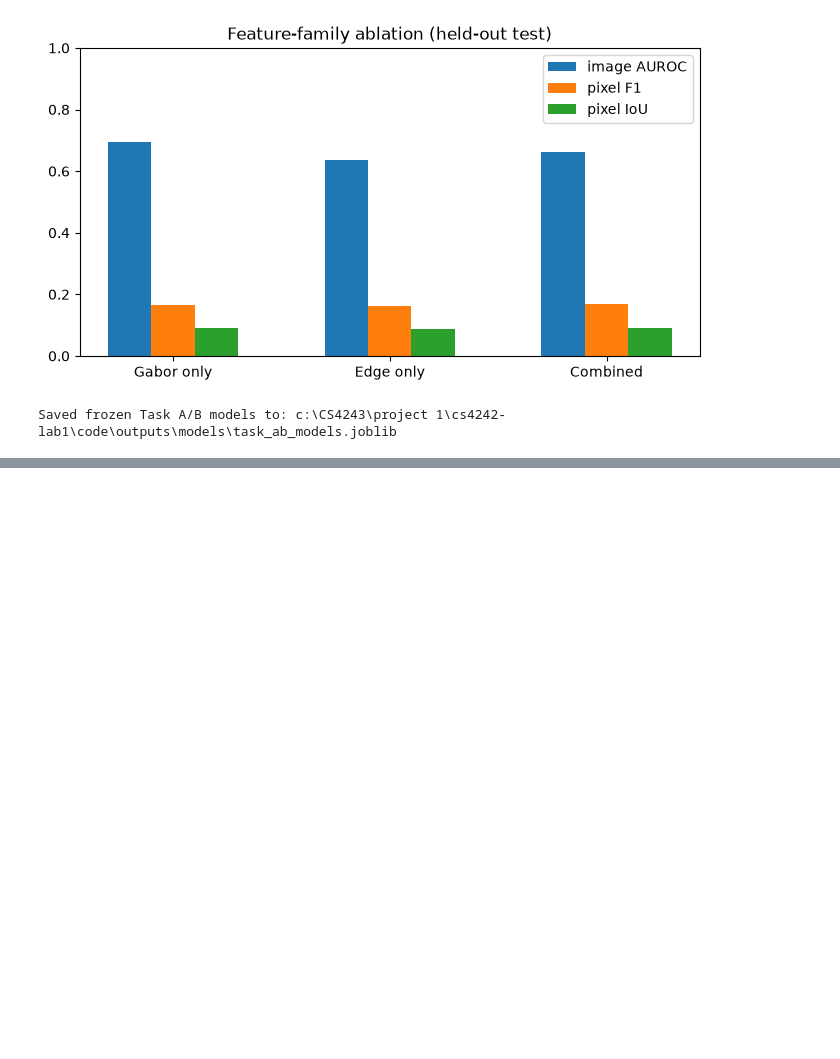
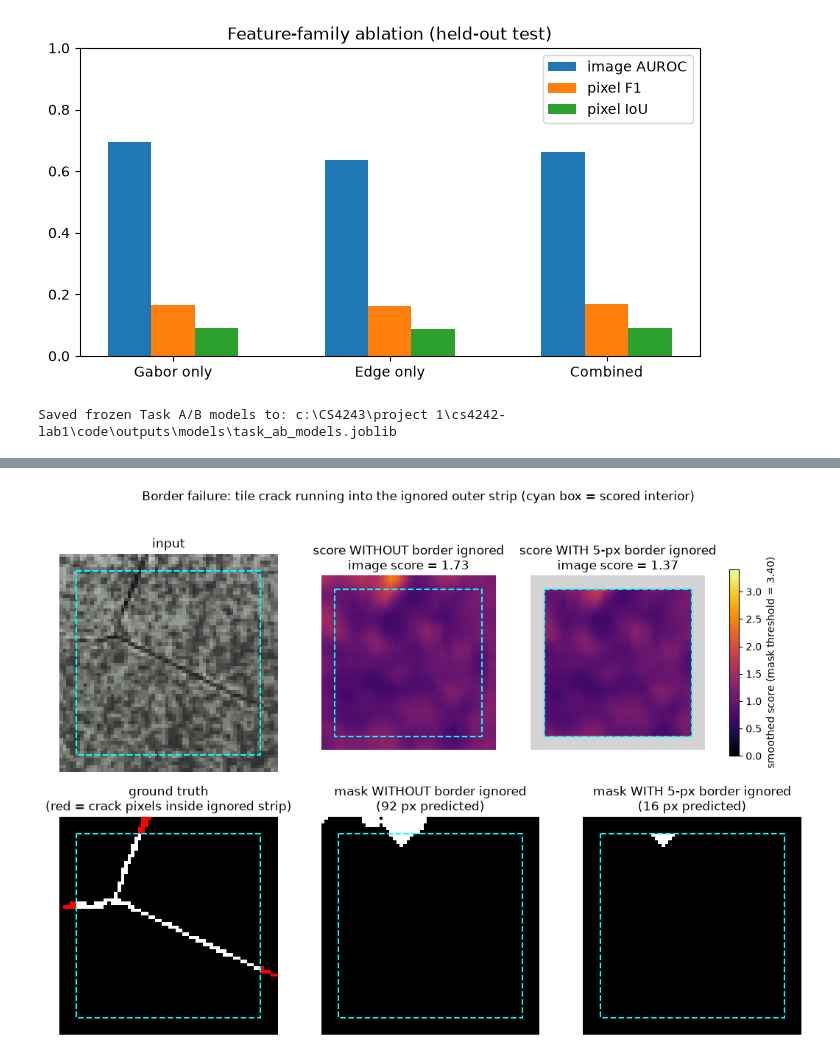
Before and after one commit to yu7ong/cs4242-lab1, a Jupyter notebook: code/notebooks/02_tasks_and_evaluation.ipynb, the cells around one changed output, grey strips where cells are left out. Saved outputs shown, nothing was run; the diff lists cells and outputs as text; code cells hidden in the pictures; blank space fills up the shorter version.

Commit message:
complete taskB

```diff
--- a/code/notebooks/02_tasks_and_evaluation.ipynb
+++ b/code/notebooks/02_tasks_and_evaluation.ipynb
@@ -633,0 +792,92 @@ Saved frozen Task A/B models to: c:\CS4243\project 1\cs4242-lab1\code\outputs\mo
+# %%
+from matplotlib.patches import Rectangle
+
+from texturelab.metrics import binary_pixel_metrics
+
+BORDER = normal_config.ignore_border
+
+
+def border_band(shape, border):
+    """Boolean map of the outer strip that predict_anomaly ignores."""
+    band = np.ones(shape, dtype=bool)
+    band[border:-border, border:-border] = False
+    return band
+
+
+# Pick the tile crack whose ground truth has the most pixels inside the strip.
+crack_indices = [
+    i for i, record in enumerate(task_b_test)
+    if record.material == "tile" and record.defect_type == "crack"
+]
+band = border_band(test_true_masks[crack_indices[0]].shape, BORDER)
+crack_index = max(crack_indices, key=lambda i: (test_true_masks[i] & band).sum())
+
+crack_record = task_b_test[crack_index]
+crack_image = load_image(crack_record.path, IMAGE_SIZE)
+crack_score = test_score_maps[crack_index]
+crack_truth = test_true_masks[crack_index]
+truth_in_band = crack_truth & band
+
+# WITH border = what the pipeline does; WITHOUT border = same map and threshold, strip kept.
+score_with_border = np.where(band, np.nan, crack_score)
+
+THRESHOLD = 1.5  # try values below selected_threshold, e.g. 2.0 or 1.5
+
+mask_without_border = crack_score >= THRESHOLD
+mask_with_border = mask_without_border & ~band   # same mask, strip forced to False
+image_score_with = np.percentile(crack_score[~band], normal_config.image_percentile)
+image_score_without = np.percentile(crack_score, normal_config.image_percentile)
+
+print(f"Image: {crack_record.path}")
+print(f"Ignored strip: {BORDER} px = {band.mean():.0%} of the image")
+print(f"Ground-truth crack pixels: {crack_truth.sum()}, inside strip: {truth_in_band.sum()} "
+      f"({truth_in_band.sum() / max(1, crack_truth.sum()):.0%})")
+print(f"Highest score on the crack: interior={crack_score[crack_truth & ~band].max():.2f}, "
+      f"strip={crack_score[truth_in_band].max():.2f}  (mask threshold={selected_threshold:.2f})")
+print(f"Image score ({normal_config.image_percentile:g}th pct): "
+      f"with border ignored={image_score_with:.2f}, without={image_score_without:.2f}")
+for name, mask in [("with border ignored", mask_with_border),
+                   ("without border ignored", mask_without_border)]:
+    m = binary_pixel_metrics(crack_truth, mask)
+    print(f"  mask {name:24s} predicted px={mask.sum():4d}  "
+          f"F1={m['f1']:.3f}  IoU={m['iou']:.3f}")
+
+# Ground truth coloured by location: white = scored interior, red = lost in the strip.
+truth_rgb = np.zeros(crack_truth.shape + (3,))
+truth_rgb[crack_truth & ~band] = (1, 1, 1)
+truth_rgb[truth_in_band] = (1, 0, 0)
+
+score_cmap = plt.get_cmap("inferno").copy()
+score_cmap.set_bad("lightgray")  # ignored strip shown as grey
+score_style = {"cmap": score_cmap, "vmin": 0, "vmax": max(crack_score.max(), selected_threshold)}
+mask_style = {"cmap": "gray", "vmin": 0, "vmax": 1}
+
+# Left column: inputs. Middle column: WITHOUT border ignored. Right column: WITH border ignored.
+fig, axes = plt.subplots(2, 3, figsize=(13, 8.5))
+panels = [
+    (axes[0, 0], crack_image, "input", {}),
+    (axes[1, 0], truth_rgb, "ground truth\n(red = crack pixels inside ignored strip)", {}),
+    (axes[0, 1], crack_score,
+     f"score WITHOUT border ignored\nimage score = {image_score_without:.2f}", score_style),
+    (axes[0, 2], score_with_border,
+     f"score WITH {BORDER}-px border ignored\nimage score = {image_score_with:.2f}", score_style),
+    (axes[1, 1], mask_without_border,
+     f"mask WITHOUT border ignored\n({mask_without_border.sum()} px predicted)", mask_style),
+    (axes[1, 2], mask_with_border,
+     f"mask WITH {BORDER}-px border ignored\n({mask_with_border.sum()} px predicted)", mask_style),
+]
+height, width = crack_truth.shape
+for ax, data, title, style in panels:
+    ax.imshow(data, **style)
+    # Dashed box = edge of the scored interior; outside it is the ignored strip.
+    ax.add_patch(Rectangle((BORDER - 0.5, BORDER - 0.5),
+                           width - 2 * BORDER, height - 2 * BORDER,
+                           fill=False, edgecolor="cyan", linestyle="--", linewidth=1.5))
+    ax.set_title(title)
+    ax.axis("off")
+fig.colorbar(axes[0, 1].images[0], ax=axes[0, 1:], shrink=0.85,
+             label=f"smoothed score (mask threshold = {selected_threshold:.2f})")
+fig.suptitle("Border failure: tile crack running into the ignored outer strip "
+             "(cyan box = scored interior)")
+plt.show()
+# %% [output]
@@ -633,0 +891 @@ Saved frozen Task A/B models to: c:\CS4243\project 1\cs4242-lab1\code\outputs\mo
+[figure, added]
```
Also changed, not shown: parts of 4 cells of this notebook, 4 other files.
